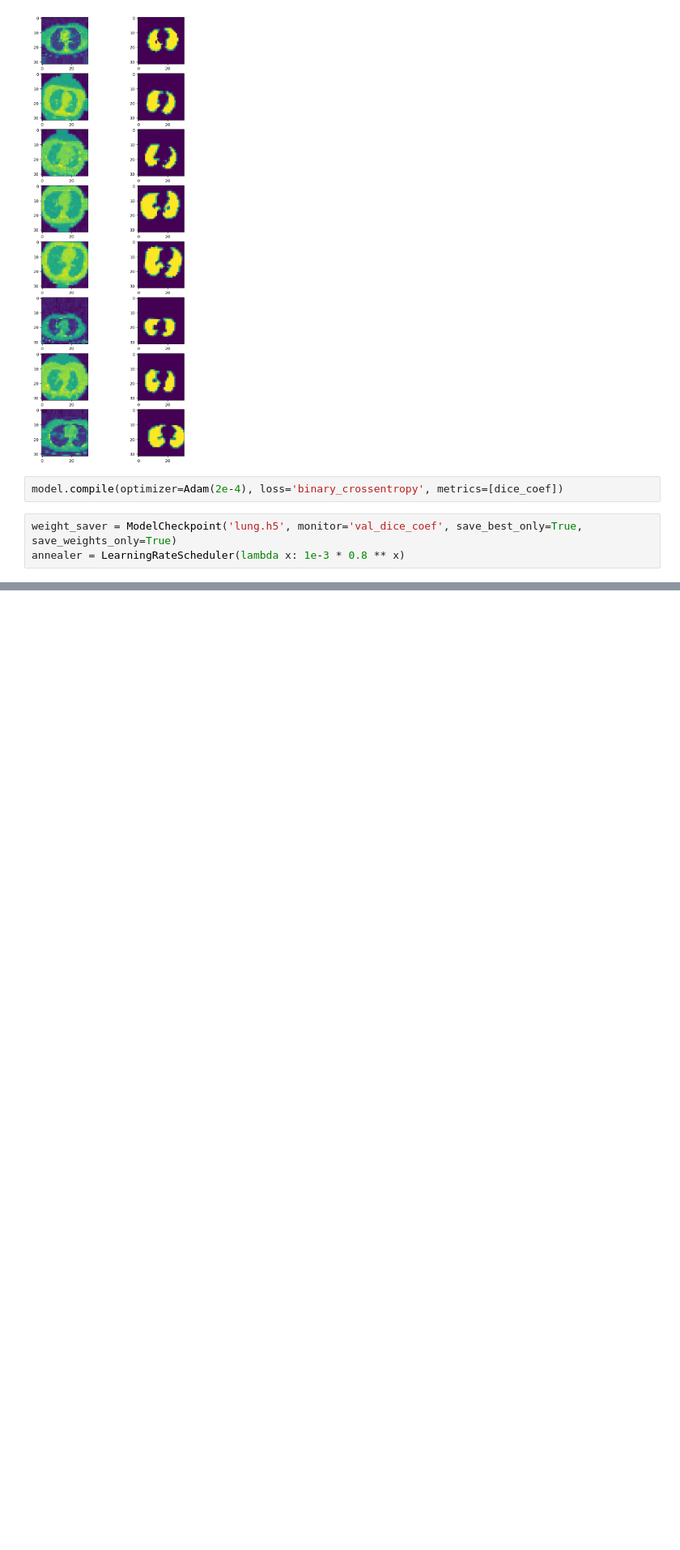
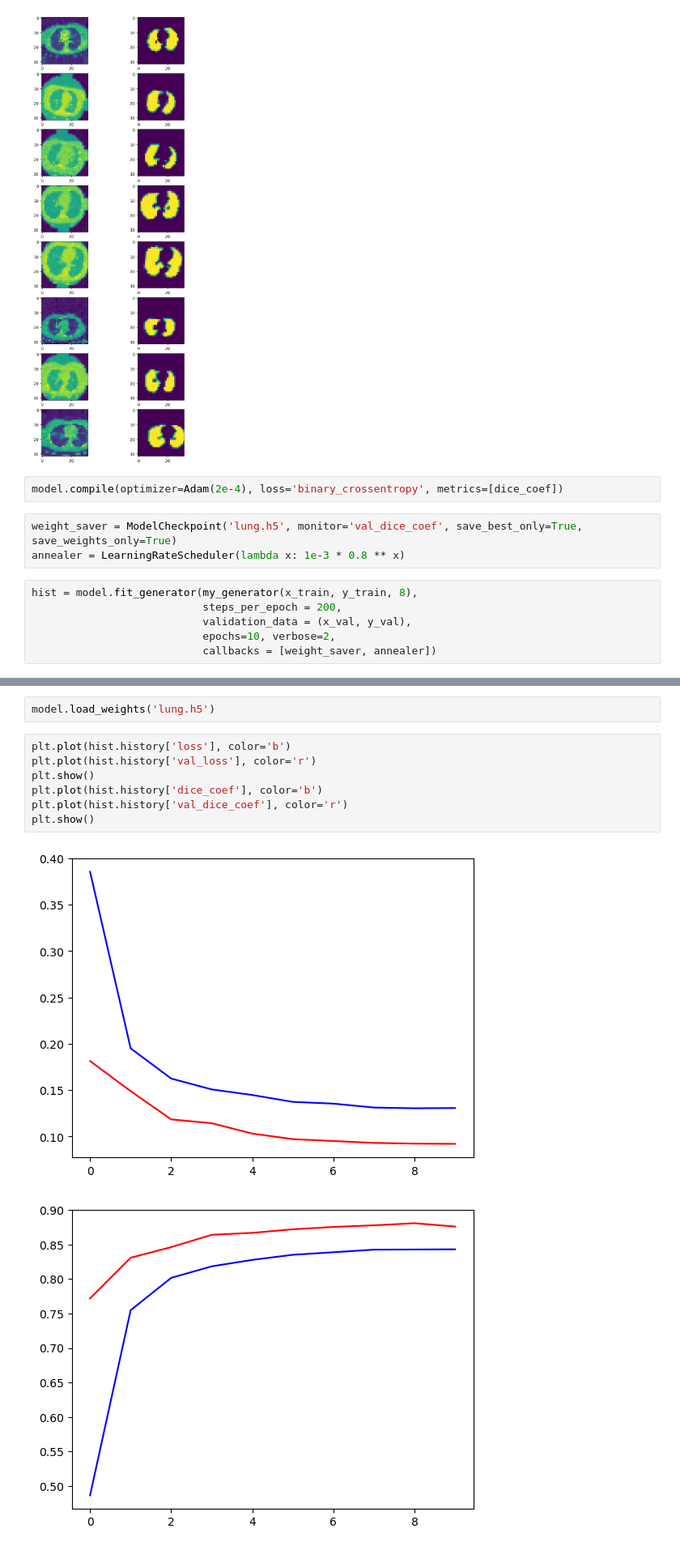
Before and after one commit to UnforgivenZZZ/2d-cnn, a Jupyter notebook: 2d/A lung U-net in Keras.ipynb, the cells around one changed output, grey strips where cells are left out. Shown at 81% size. Saved outputs shown, nothing was run; the diff lists cells and outputs as text; blank space fills up the shorter version.

```diff
--- a/2d/A lung U-net in Keras.ipynb
+++ b/2d/A lung U-net in Keras.ipynb
@@ -161,3 +134,9 @@ model.compile(optimizer=Adam(2e-4), loss='binary_crossentropy', metrics=[dice_co
 # %%
 weight_saver = ModelCheckpoint('lung.h5', monitor='val_dice_coef', save_best_only=True, save_weights_only=True)
 annealer = LearningRateScheduler(lambda x: 1e-3 * 0.8 ** x)
+# %%
+hist = model.fit_generator(my_generator(x_train, y_train, 8),
+                           steps_per_epoch = 200,
+                           validation_data = (x_val, y_val),
+                           epochs=10, verbose=2,
+                           callbacks = [weight_saver, annealer])
@@ -163,0 +164,12 @@ annealer = LearningRateScheduler(lambda x: 1e-3 * 0.8 ** x)
+# %%
+model.load_weights('lung.h5')
+# %%
+plt.plot(hist.history['loss'], color='b')
+plt.plot(hist.history['val_loss'], color='r')
+plt.show()
+plt.plot(hist.history['dice_coef'], color='b')
+plt.plot(hist.history['val_dice_coef'], color='r')
+plt.show()
+# %% [output]
+[figure, added]
+[figure, added]
```
Also changed, not shown: parts of 5 cells of this notebook.
